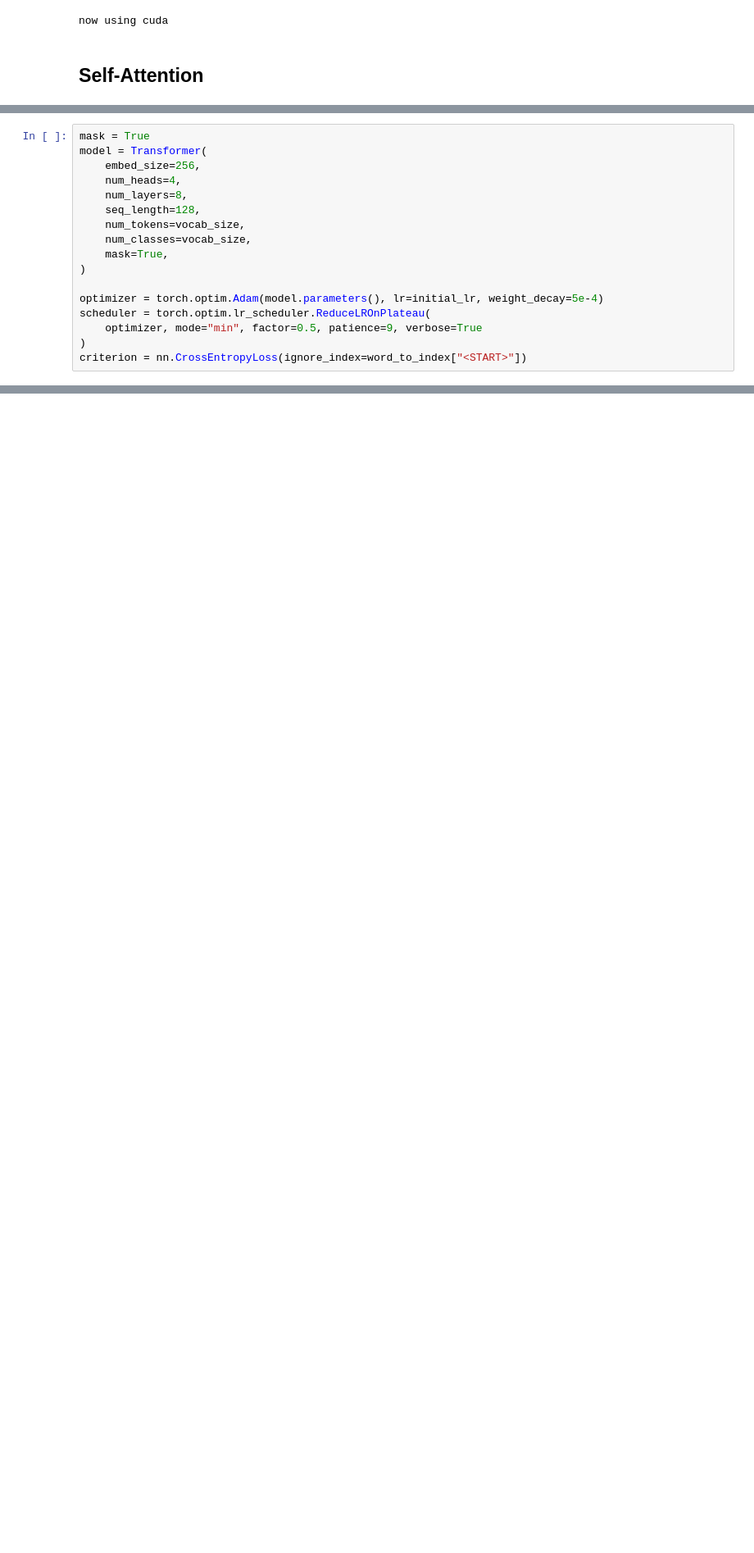
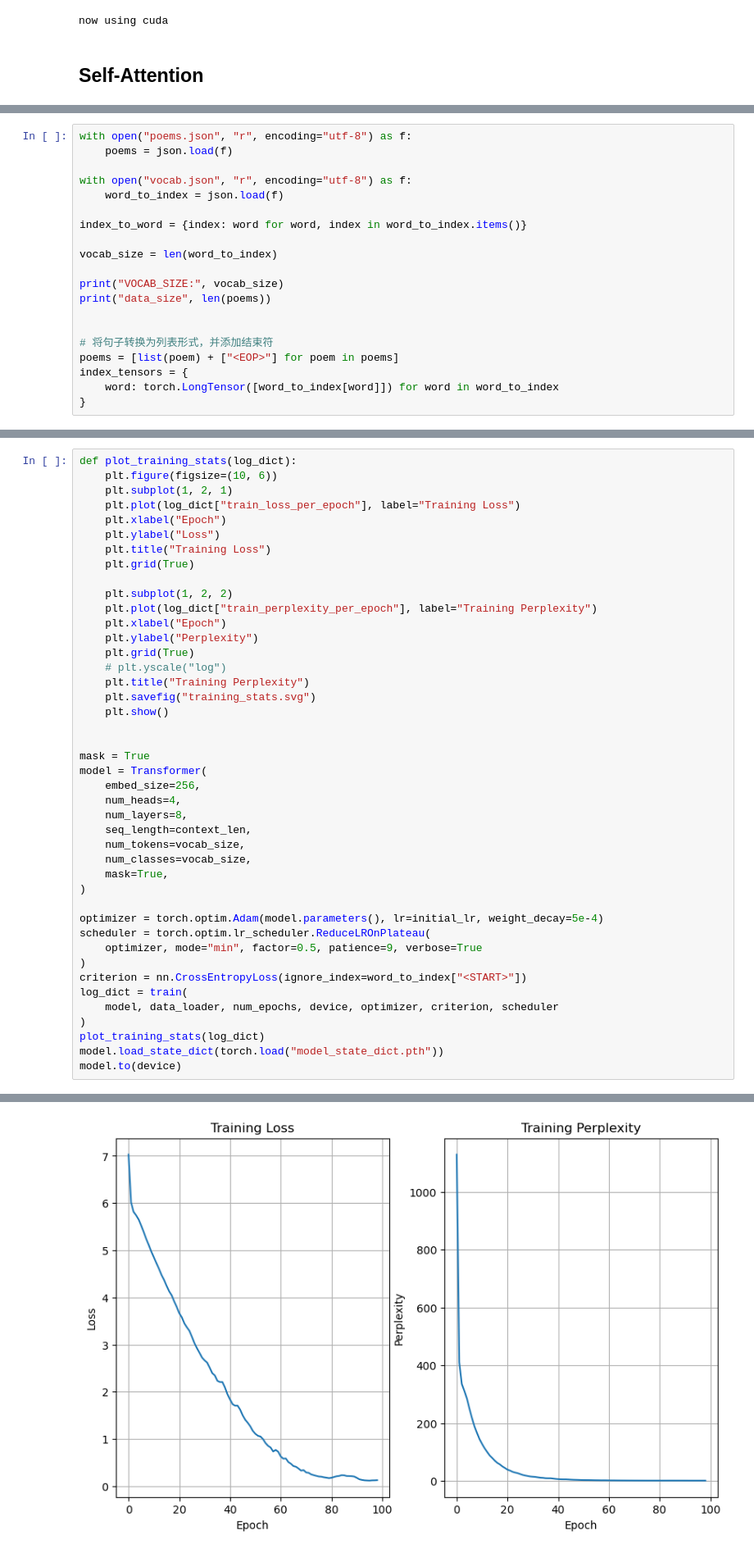
Before and after one commit to aqpower/PoeticTransformer, a Jupyter notebook: transformer.ipynb, the cells around one changed output, grey strips where cells are left out. Shown: that part at 82% size. Drawn from its saved outputs; the diff is of its cells as text; blank space fills up the shorter version.

```diff
--- a/transformer.ipynb
+++ b/transformer.ipynb
@@ -160,0 +53,20 @@ data_size 40678
+# %%
+with open("poems.json", "r", encoding="utf-8") as f:
+    poems = json.load(f)
+
+with open("vocab.json", "r", encoding="utf-8") as f:
+    word_to_index = json.load(f)
+
+index_to_word = {index: word for word, index in word_to_index.items()}
+
+vocab_size = len(word_to_index)
+
+print("VOCAB_SIZE:", vocab_size)
+print("data_size", len(poems))
+
+
+# 将句子转换为列表形式，并添加结束符
+poems = [list(poem) + ["<EOP>"] for poem in poems]
+index_tensors = {
+    word: torch.LongTensor([word_to_index[word]]) for word in word_to_index
+}
@@ -358,10 +312,30 @@ class Transformer(nn.Module):
 # %%
+def plot_training_stats(log_dict):
+    plt.figure(figsize=(10, 6))
+    plt.subplot(1, 2, 1)
+    plt.plot(log_dict["train_loss_per_epoch"], label="Training Loss")
+    plt.xlabel("Epoch")
+    plt.ylabel("Loss")
+    plt.title("Training Loss")
+    plt.grid(True)
+
+    plt.subplot(1, 2, 2)
+    plt.plot(log_dict["train_perplexity_per_epoch"], label="Training Perplexity")
+    plt.xlabel("Epoch")
+    plt.ylabel("Perplexity")
+    plt.grid(True)
+    # plt.yscale("log")
+    plt.title("Training Perplexity")
+    plt.savefig("training_stats.svg")
+    plt.show()
+
+
 mask = True
 model = Transformer(
     embed_size=256,
     num_heads=4,
     num_layers=8,
-    seq_length=128,
+    seq_length=context_len,
     num_tokens=vocab_size,
     num_classes=vocab_size,
     mask=True,
@@ -372,3 +346,10 @@ scheduler = torch.optim.lr_scheduler.ReduceLROnPlateau(
     optimizer, mode="min", factor=0.5, patience=9, verbose=True
 )
 criterion = nn.CrossEntropyLoss(ignore_index=word_to_index["<START>"])
+log_dict = train(
+    model, data_loader, num_epochs, device, optimizer, criterion, scheduler
+)
+plot_training_stats(log_dict)
+model.load_state_dict(torch.load("model_state_dict.pth"))
+model.to(device)
+# %% [output]
@@ -374,0 +373 @@ criterion = nn.CrossEntropyLoss(ignore_index=word_to_index["<START>"])
+[figure, added]
```
Also changed, not shown: parts of 14 cells of this notebook.
